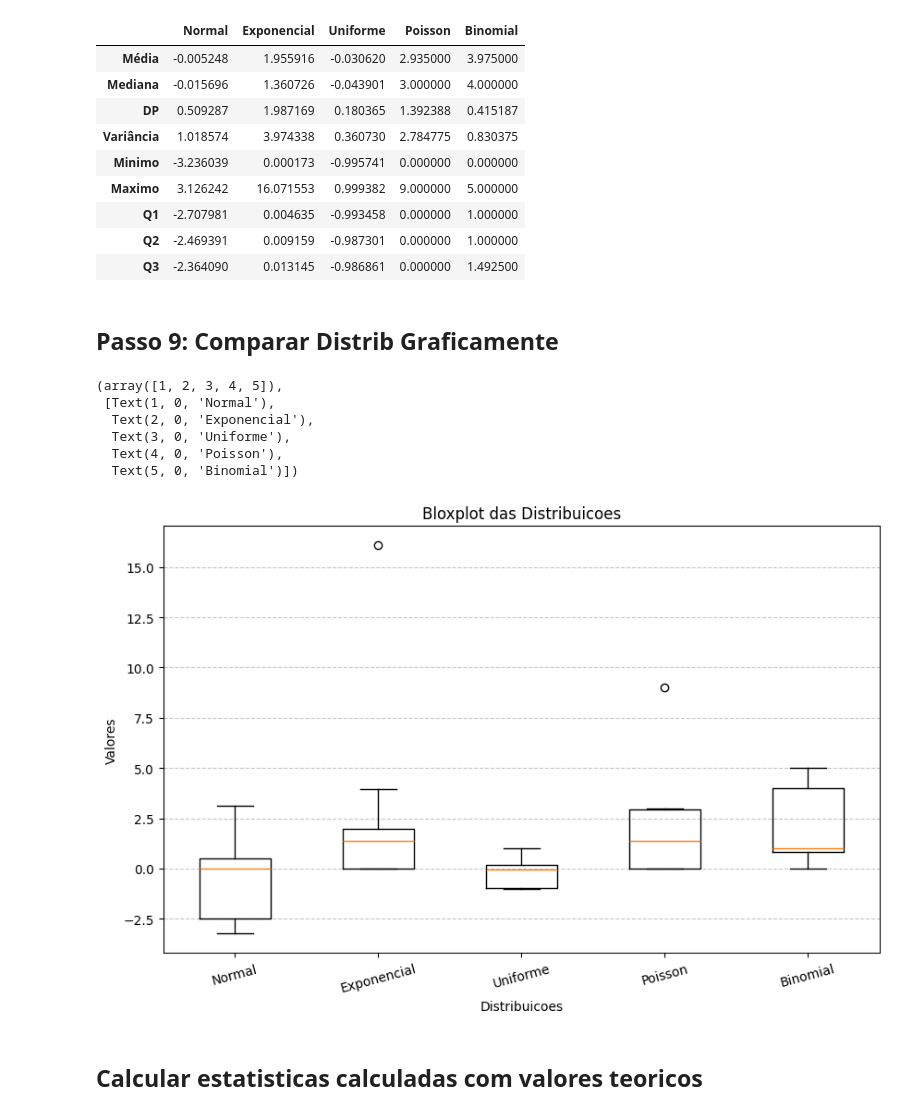
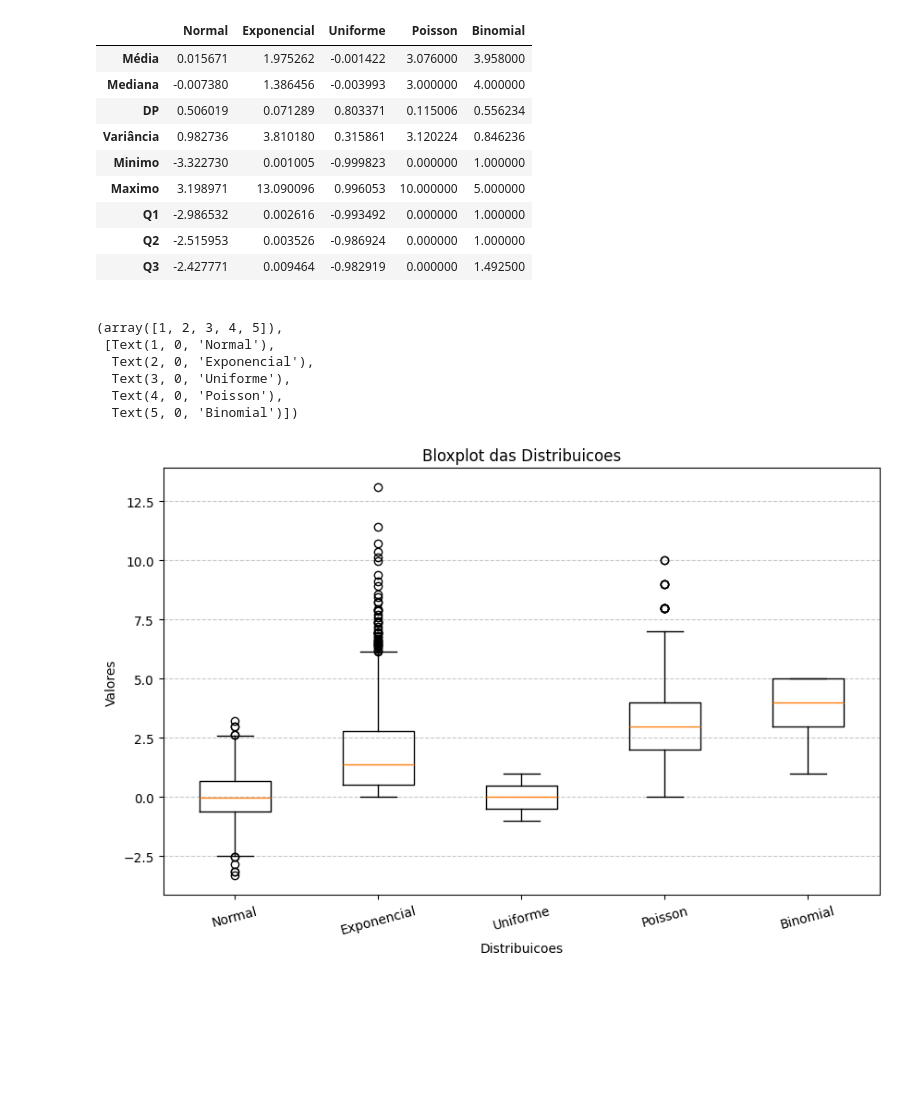
Before and after one commit to gverotti/perspectiva-dados, a Jupyter notebook: 20260316_Aula_Zero/20260316_revisao1.ipynb, the cells around one changed output. Cells and saved outputs as stored; diff of their text form; code cells hidden in the pictures; blank space fills up the shorter version.

```diff
--- a/20260316_Aula_Zero/20260316_revisao1.ipynb
+++ b/20260316_Aula_Zero/20260316_revisao1.ipynb
@@ -225,7 +227,7 @@ distrib
 for nome in distrib.keys():
     distrib[nome]['Estatistica']['Média'] = np.mean(distrib[nome]['Dados'])
     distrib[nome]['Estatistica']['Mediana'] = np.median(distrib[nome]['Dados'])
-    distrib[nome]['Estatistica']['DP'] = 0.5*np.var(distrib[nome]['Dados'])
+    distrib[nome]['Estatistica']['DP'] = 0.5**np.var(distrib[nome]['Dados'])
     distrib[nome]['Estatistica']['Variância'] = np.var(distrib[nome]['Dados'])
 
 distrib
@@ -305,32 +307,40 @@ data_pd = (
 data_pd
 # %% [output]
 |  | Normal | Exponencial | Uniforme | Poisson | Binomial |
-| Média | -0.005248 | 1.955916 | -0.030620 | 2.935000 | 3.975000 |
-| Mediana | -0.015696 | 1.360726 | -0.043901 | 3.000000 | 4.000000 |
-| DP | 0.509287 | 1.987169 | 0.180365 | 1.392388 | 0.415187 |
-| Variância | 1.018574 | 3.974338 | 0.360730 | 2.784775 | 0.830375 |
-| Minimo | -3.236039 | 0.000173 | -0.995741 | 0.000000 | 0.000000 |
-| Maximo | 3.126242 | 16.071553 | 0.999382 | 9.000000 | 5.000000 |
-| Q1 | -2.707981 | 0.004635 | -0.993458 | 0.000000 | 1.000000 |
-| Q2 | -2.469391 | 0.009159 | -0.987301 | 0.000000 | 1.000000 |
-| Q3 | -2.364090 | 0.013145 | -0.986861 | 0.000000 | 1.492500 |
+| Média | 0.015671 | 1.975262 | -0.001422 | 3.076000 | 3.958000 |
+| Mediana | -0.007380 | 1.386456 | -0.003993 | 3.000000 | 4.000000 |
+| DP | 0.506019 | 0.071289 | 0.803371 | 0.115006 | 0.556234 |
+| Variância | 0.982736 | 3.810180 | 0.315861 | 3.120224 | 0.846236 |
+| Minimo | -3.322730 | 0.001005 | -0.999823 | 0.000000 | 1.000000 |
+| Maximo | 3.198971 | 13.090096 | 0.996053 | 10.000000 | 5.000000 |
+| Q1 | -2.986532 | 0.002616 | -0.993492 | 0.000000 | 1.000000 |
+| Q2 | -2.515953 | 0.003526 | -0.986924 | 0.000000 | 1.000000 |
+| Q3 | -2.427771 | 0.009464 | -0.982919 | 0.000000 | 1.492500 |
 # %% [markdown]
-## Passo 9: Comparar Distrib Graficamente
+<!-- ## Passo 9: Comparar Distrib Graficamente -->
 # %%
+data_box = (
+    pd.DataFrame({
+        nome: distrib[nome]['Dados']
+         for nome in distrib.keys()
+         })
+)
+
+
 plt.figure(figsize=(10,6))
-plt.boxplot(data_pd.values, labels=data_pd.columns)
+plt.boxplot(data_box.values, labels=data_pd.columns)
 plt.title('Bloxplot das Distribuicoes')
 plt.xlabel('Distribuicoes')
 plt.ylabel('Valores')
 plt.grid(axis='y', linestyle='--', alpha=0.7)
 plt.xticks(rotation=15)
 # %% [output]
 (array([1, 2, 3, 4, 5]),
  [Text(1, 0, 'Normal'),
   Text(2, 0, 'Exponencial'),
   Text(3, 0, 'Uniforme'),
   Text(4, 0, 'Poisson'),
   Text(5, 0, 'Binomial')])
-[figure, old version]
+[figure, new version]
 # %% [markdown]
-## Calcular estatisticas calculadas com valores teoricos
+<!-- ## Passo 10: Comparar estatísticas calculadas com valores teóricos -->
```
Also changed, not shown: parts of 25 cells of this notebook, 3 other files.
